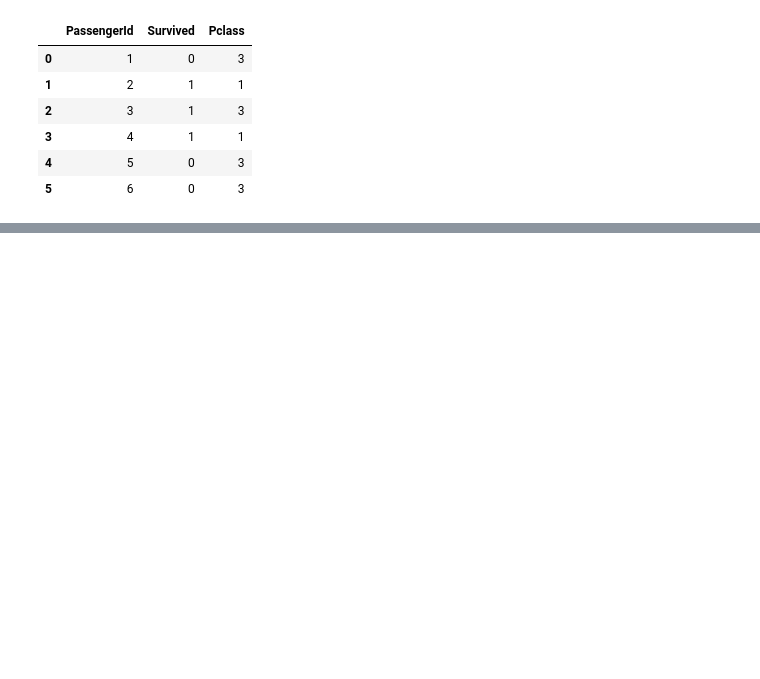
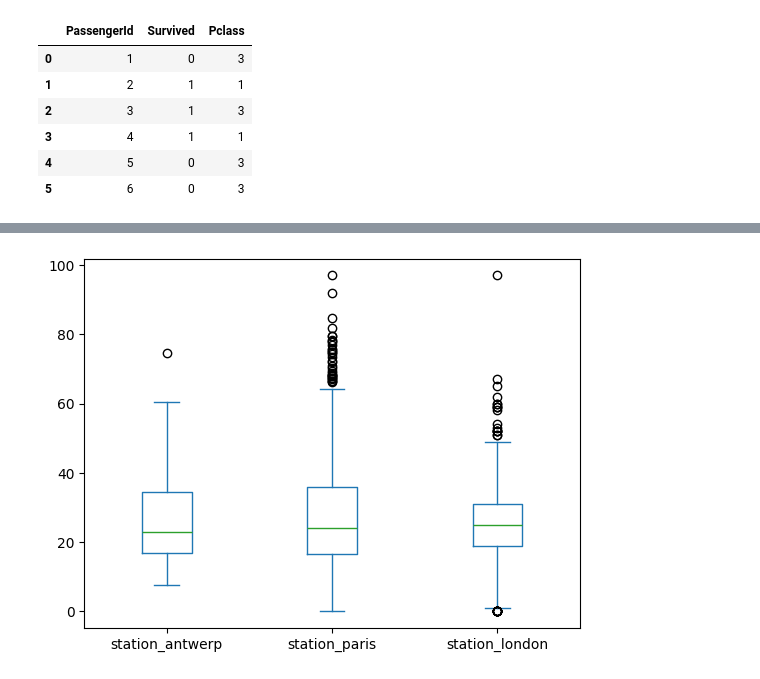
Before and after one commit to Sospeter-Wainaina/Machine-Learning-Zoomcamp, a Jupyter notebook: Introduction/Pandas-Intro.ipynb, the cells around one changed output, grey strips where cells are left out. Saved outputs shown, nothing was run; the diff lists cells and outputs as text; code cells hidden in the pictures; blank space fills up the shorter version.

```diff
--- a/Introduction/Pandas-Intro.ipynb
+++ b/Introduction/Pandas-Intro.ipynb
@@ -334,0 +379,5 @@ titanic.iloc[:6,:3]
+# %%
+air_quality.plot.box()
+plt.show()
+# %% [output]
+[figure, added]
```
Also changed, not shown: parts of 7 cells of this notebook.
